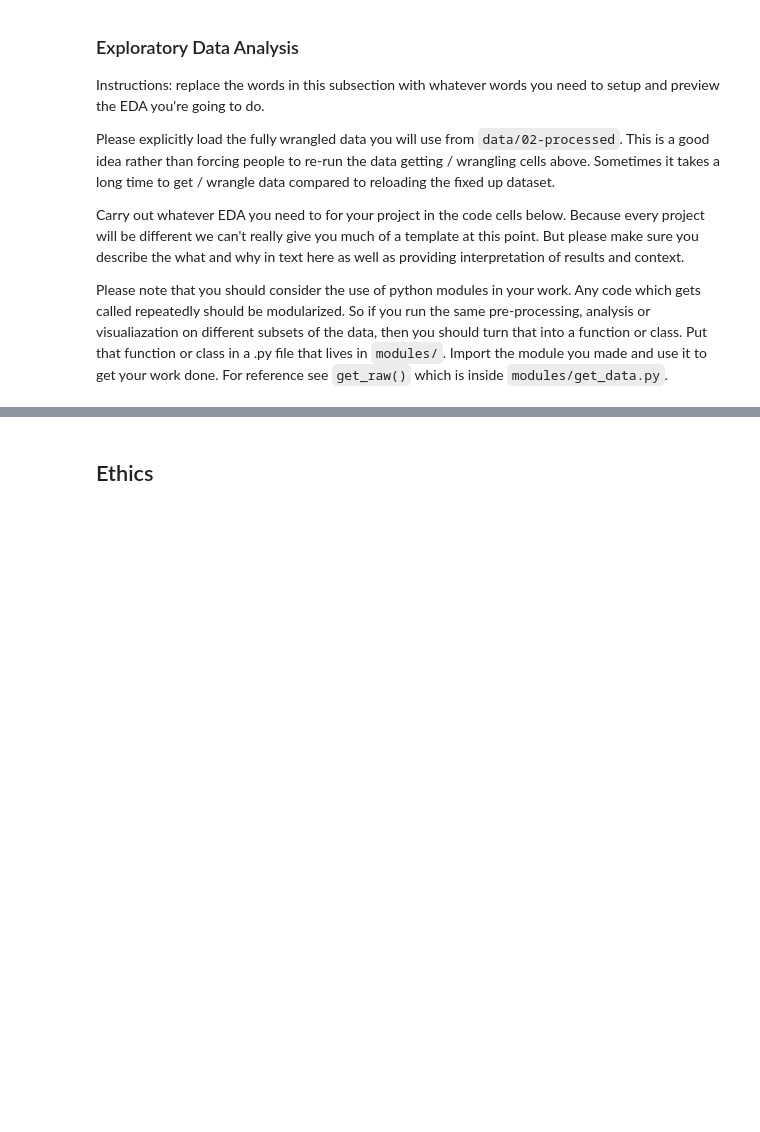
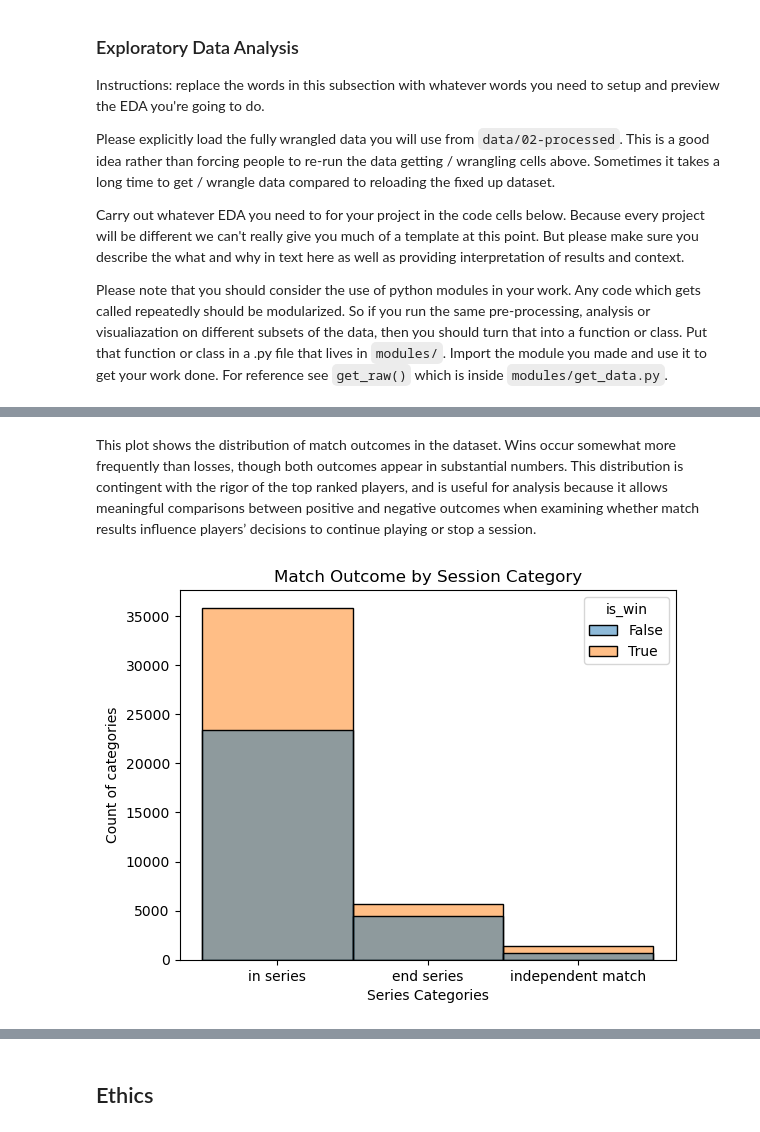
Before and after one commit to COGS108/Group126_WI26, a Jupyter notebook: 02-EDACheckpoint.ipynb, the cells around one changed output, grey strips where cells are left out. Saved outputs shown, nothing was run; the diff lists cells and outputs as text; code cells hidden in the pictures; blank space fills up the shorter version.

```diff
--- a/02-EDACheckpoint.ipynb
+++ b/02-EDACheckpoint.ipynb
@@ -673,0 +871,12 @@ Please note that you should consider the use of python modules in your work.  An
+# %% [markdown]
+This plot shows the distribution of match outcomes in the dataset. Wins occur somewhat more frequently than losses, though both outcomes appear in substantial numbers. This distribution is contingent with the rigor of the top ranked players, and is useful for analysis because it allows meaningful comparisons between positive and negative outcomes when examining whether match results influence players’ decisions to continue playing or stop a session.
+# %%
+#Is win
+#we can eyeball that it looks like proportionally more matches that ended series were losses than those in series
+series_win = sns.histplot(temp_df, x = "series_categorical", hue = "is_win")
+plt.ylabel("Count of categories")
+plt.xlabel("Series Categories")
+plt.title("Match Outcome by Session Category")
+plt.show()
+# %% [output]
+[figure, added]
```
Also changed, not shown: parts of 45 cells of this notebook.
